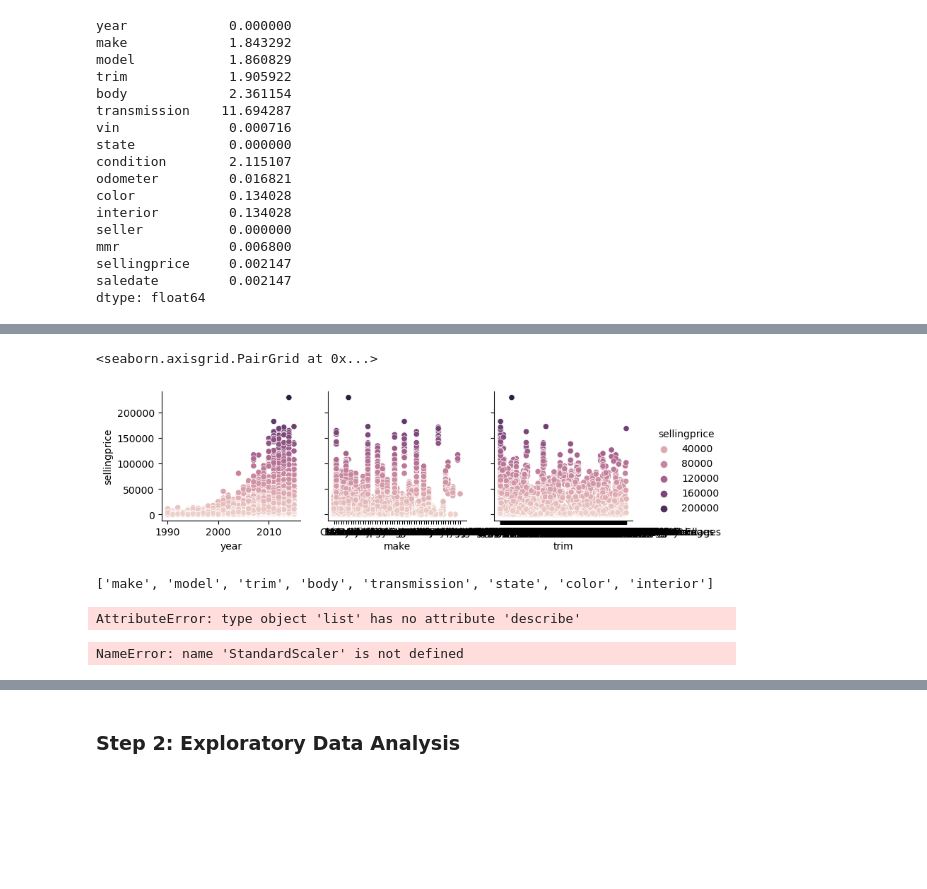
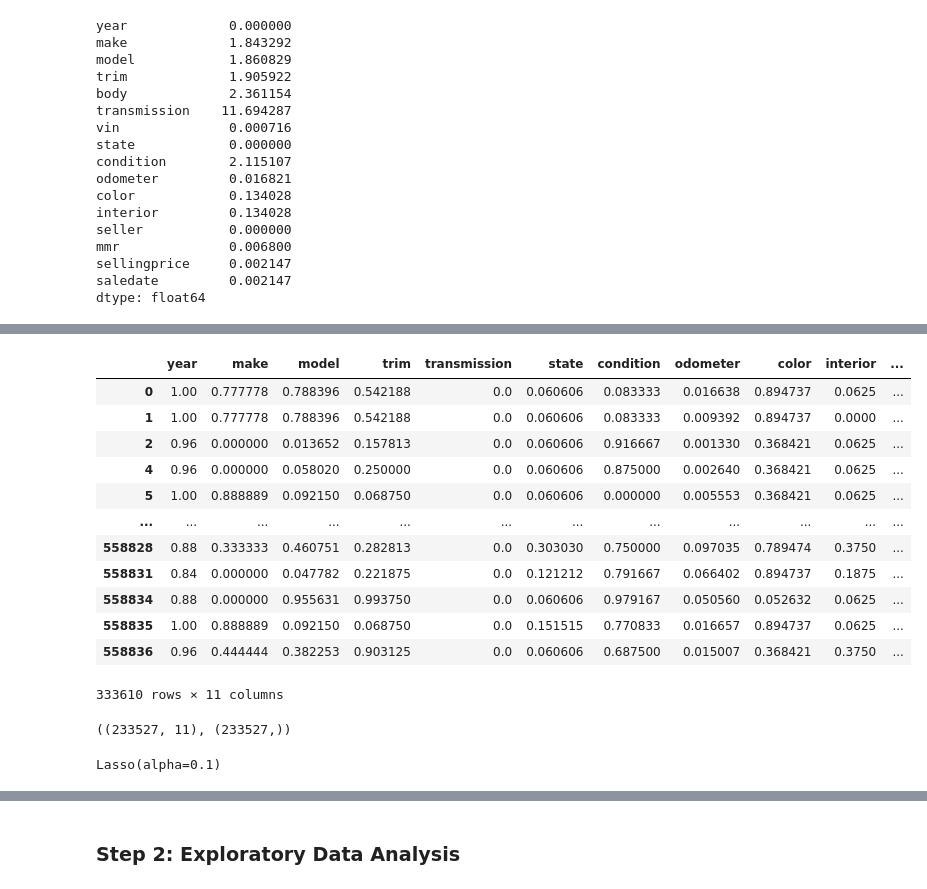
Before and after one commit to Graci98/Price_Predictions, a Jupyter notebook: Car_Price_Predictions.ipynb, the cells around one changed output, grey strips where cells are left out. Saved outputs shown, nothing was run; the diff lists cells and outputs as text; code cells hidden in the pictures; blank space fills up the shorter version.

```diff
--- a/Car_Price_Predictions.ipynb
+++ b/Car_Price_Predictions.ipynb
@@ -163,0 +180,4 @@ g.add_legend()
+# %%
+for i in tencar_df.columns:
+    if tencar_df[i].dtype =='object':
+        tencar_df[i] = cat_encoder.fit_transform(tencar_df[i])
@@ -164,2 +191,2 @@ g.add_legend()
 # %%
-sns.catplot(data=car_prices_df, x="make", y="sellingprice", kind="box")
+scaler = MinMaxScaler()
@@ -169,3 +193,3 @@ sns.catplot(data=car_prices_df, x="make", y="sellingprice", kind="box")
 # %%
-y= car_prices_df['sellingprice']
-y
+X= tencar_df.iloc[:,:-1]
+y= tencar_df.iloc[:,-1]
@@ -172,2 +211,3 @@ y
 # %%
-sns.pairplot(car_prices_df, hue="sellingprice")
+for i in X.columns:
+    X[i] = scaler.fit_transform(np.array(X[i]).reshape(-1,1))
@@ -181 +214,17 @@ sns.pairplot(car_prices_df, hue="sellingprice")
+# %%
+X
+# %% [output]
+|  | year | make | model | trim | transmission | state | condition | odometer | color | interior | ... |
+| 0 | 1.00 | 0.777778 | 0.788396 | 0.542188 | 0.0 | 0.060606 | 0.083333 | 0.016638 | 0.894737 | 0.0625 | ... |
+| 1 | 1.00 | 0.777778 | 0.788396 | 0.542188 | 0.0 | 0.060606 | 0.083333 | 0.009392 | 0.894737 | 0.0000 | ... |
+| 2 | 0.96 | 0.000000 | 0.013652 | 0.157813 | 0.0 | 0.060606 | 0.916667 | 0.001330 | 0.368421 | 0.0625 | ... |
+| 4 | 0.96 | 0.000000 | 0.058020 | 0.250000 | 0.0 | 0.060606 | 0.875000 | 0.002640 | 0.368421 | 0.0625 | ... |
+| 5 | 1.00 | 0.888889 | 0.092150 | 0.068750 | 0.0 | 0.060606 | 0.000000 | 0.005553 | 0.368421 | 0.0625 | ... |
+| ... | ... | ... | ... | ... | ... | ... | ... | ... | ... | ... | ... |
+| 558828 | 0.88 | 0.333333 | 0.460751 | 0.282813 | 0.0 | 0.303030 | 0.750000 | 0.097035 | 0.789474 | 0.3750 | ... |
+| 558831 | 0.84 | 0.000000 | 0.047782 | 0.221875 | 0.0 | 0.121212 | 0.791667 | 0.066402 | 0.894737 | 0.1875 | ... |
+| 558834 | 0.88 | 0.000000 | 0.955631 | 0.993750 | 0.0 | 0.060606 | 0.979167 | 0.050560 | 0.052632 | 0.0625 | ... |
+| 558835 | 1.00 | 0.888889 | 0.092150 | 0.068750 | 0.0 | 0.151515 | 0.770833 | 0.016657 | 0.894737 | 0.0625 | ... |
+| 558836 | 0.96 | 0.444444 | 0.382253 | 0.903125 | 0.0 | 0.060606 | 0.687500 | 0.015007 | 0.368421 | 0.3750 | ... |
+333610 rows × 11 columns
 # %%
@@ -183,25 +232,10 @@ lambda
 # %%
+xtrain.shape, ytrain.shape
 # %% [output]
-<seaborn.axisgrid.PairGrid at 0x...>
+((233527, 11), (233527,))
-[figure, removed]
 # %%
-y= car_prices_df['sellingprice']
-y
+lasso_model = Lasso(alpha=0.1)
-# %% [output]
-['make', 'model', 'trim', 'body', 'transmission', 'state', 'color', 'interior']
 # %%
-car_prices_df.loc[(car_prices_df['model'])]
+lasso_model.fit(xtrain,ytrain)
 # %% [output]
-AttributeError: type object 'list' has no attribute 'describe'
+Lasso(alpha=0.1)
-# %%
-# Create a StandardScaler instance
-scaler = StandardScaler()
-
-# Apply the scaler model to fit the X-train data
-X_scaler = scaler.fit(X_train)
-
-# Transform the X_train and X_test DataFrames using the X_scaler
-X_train_scaled = X_scaler.transform(X_train)
-X_test_scaled = X_scaler.transform(X_test)
-# %% [output]
-NameError: name 'StandardScaler' is not defined
```
Also changed, not shown: parts of 28 cells of this notebook.
